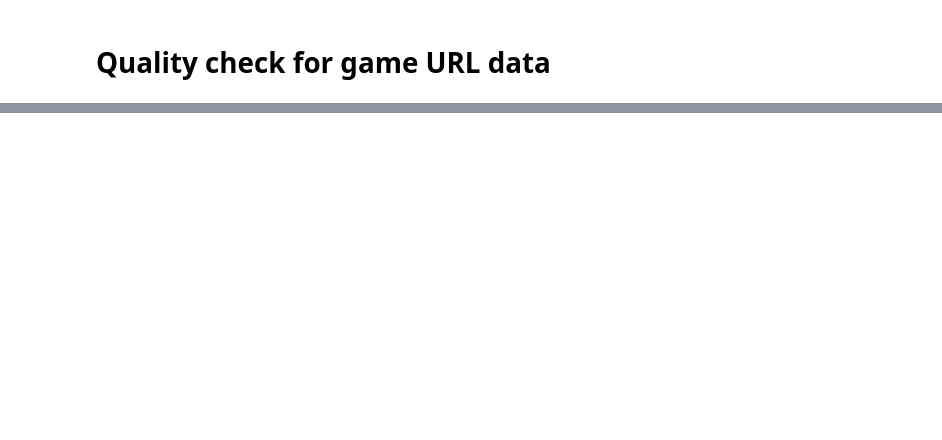
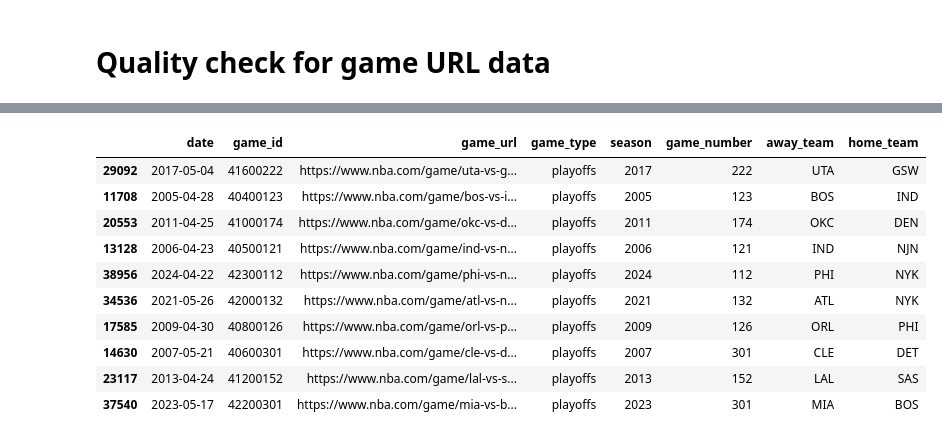
Before and after one commit to brendanwilliam/basketball-shotplot-data, a Jupyter notebook: src/data/scripts/gameurls.ipynb, the cells around one changed output, grey strips where cells are left out. Saved outputs shown, nothing was run; the diff lists cells and outputs as text; code cells hidden in the pictures; blank space fills up the shorter version.

```diff
--- a/src/data/scripts/gameurls.ipynb
+++ b/src/data/scripts/gameurls.ipynb
@@ -350,0 +372,17 @@ df2024.shape
+# %%
+fp = '../about/game_ids.csv'
+df = pd.read_csv(fp)
+df = df[df['game_type'] == 'playoffs']
+df.sample(10)
+# %% [output]
+|  | date | game_id | game_url | game_type | season | game_number | away_team | home_team |
+| 29092 | 2017-05-04 | 41600222 | https://www.nba.com/game/uta-vs-g... | playoffs | 2017 | 222 | UTA | GSW |
+| 11708 | 2005-04-28 | 40400123 | https://www.nba.com/game/bos-vs-i... | playoffs | 2005 | 123 | BOS | IND |
+| 20553 | 2011-04-25 | 41000174 | https://www.nba.com/game/okc-vs-d... | playoffs | 2011 | 174 | OKC | DEN |
+| 13128 | 2006-04-23 | 40500121 | https://www.nba.com/game/ind-vs-n... | playoffs | 2006 | 121 | IND | NJN |
+| 38956 | 2024-04-22 | 42300112 | https://www.nba.com/game/phi-vs-n... | playoffs | 2024 | 112 | PHI | NYK |
+| 34536 | 2021-05-26 | 42000132 | https://www.nba.com/game/atl-vs-n... | playoffs | 2021 | 132 | ATL | NYK |
+| 17585 | 2009-04-30 | 40800126 | https://www.nba.com/game/orl-vs-p... | playoffs | 2009 | 126 | ORL | PHI |
+| 14630 | 2007-05-21 | 40600301 | https://www.nba.com/game/cle-vs-d... | playoffs | 2007 | 301 | CLE | DET |
+| 23117 | 2013-04-24 | 41200152 | https://www.nba.com/game/lal-vs-s... | playoffs | 2013 | 152 | LAL | SAS |
+| 37540 | 2023-05-17 | 42200301 | https://www.nba.com/game/mia-vs-b... | playoffs | 2023 | 301 | MIA | BOS |
```
Also changed, not shown: parts of 12 cells of this notebook, 11 other files.
